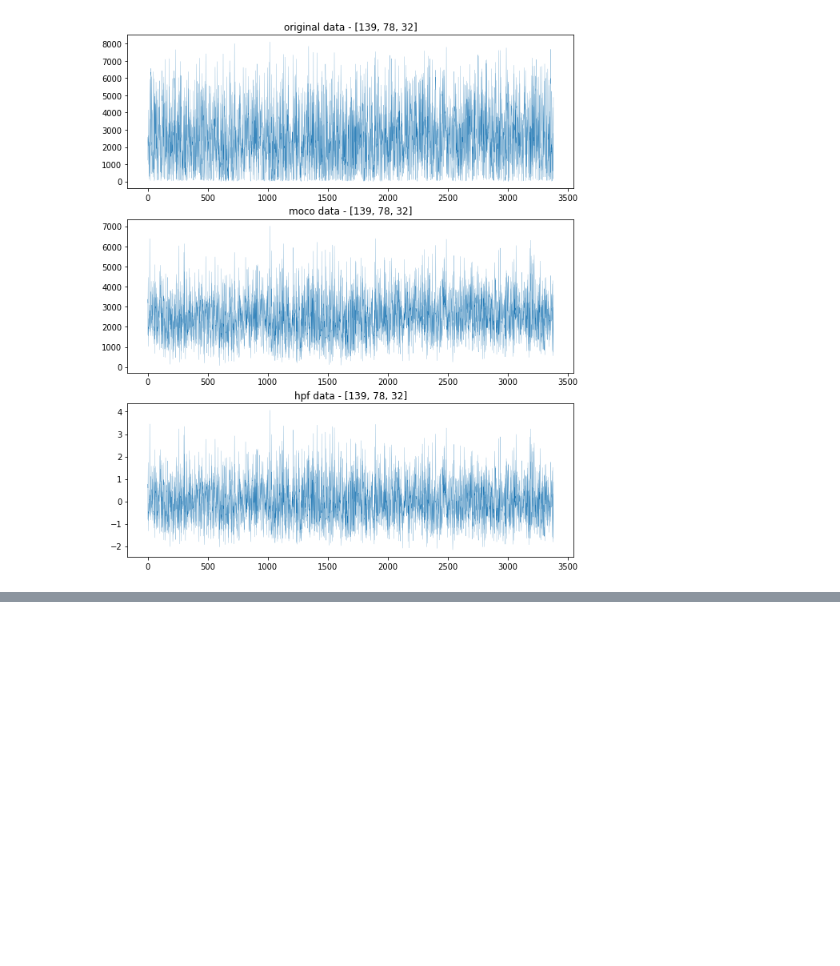
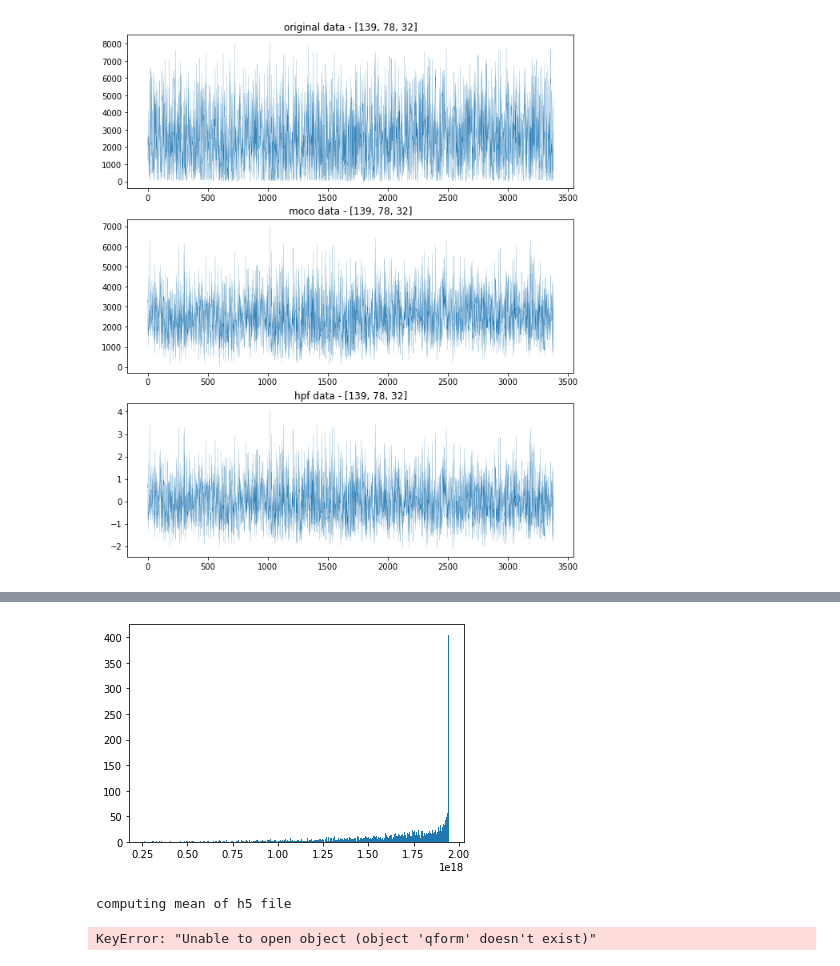
Before and after one commit to ClandininLab/brainsss2, a Jupyter notebook: filtering/FilteringExplorations.ipynb, the cells around one changed output, grey strips where cells are left out. Saved outputs shown, nothing was run; the diff lists cells and outputs as text; code cells hidden in the pictures; blank space fills up the shorter version.

```diff
--- a/filtering/FilteringExplorations.ipynb
+++ b/filtering/FilteringExplorations.ipynb
@@ -66,0 +88,13 @@ plot_timeseries(voxels['low'])
+# %%
+_ = plt.hist(, 500)
+# %% [output]
+[figure, added]
+# %%
+import sys
+sys.path.append('../scripts')
+from imgskewness import imgskewness
+
+skew = imgskewness(mocofile)
+# %% [output]
+computing mean of h5 file
+KeyError: "Unable to open object (object 'qform' doesn't exist)"
```
Also changed, not shown: parts of 4 cells of this notebook.
